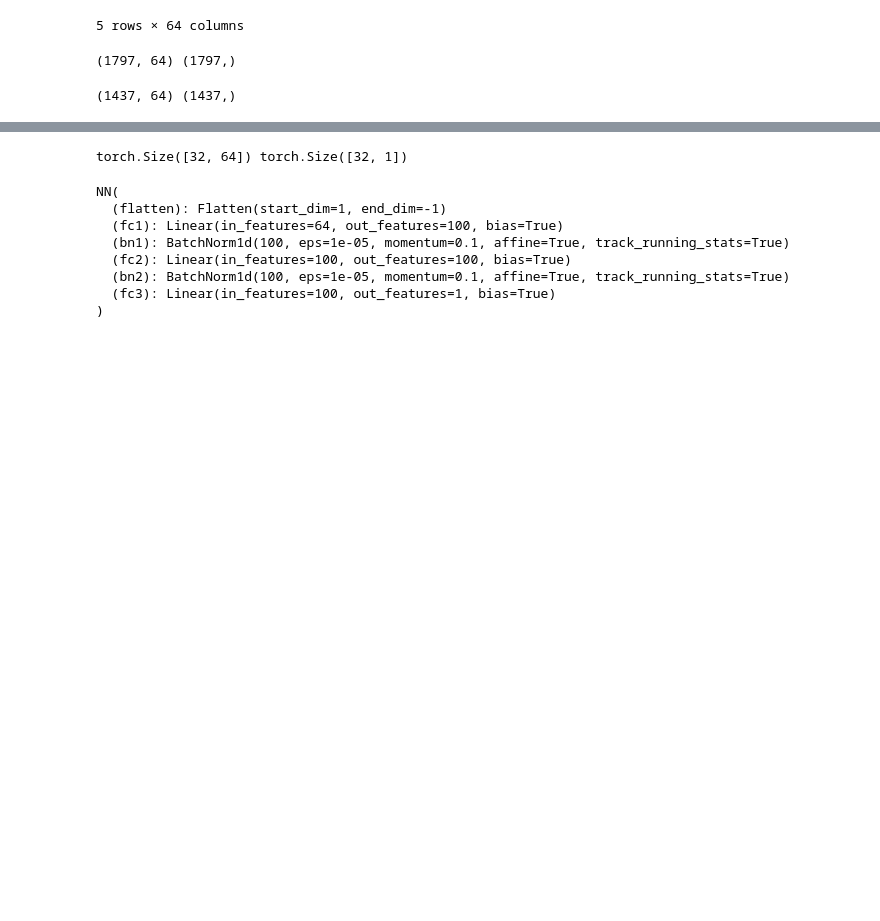
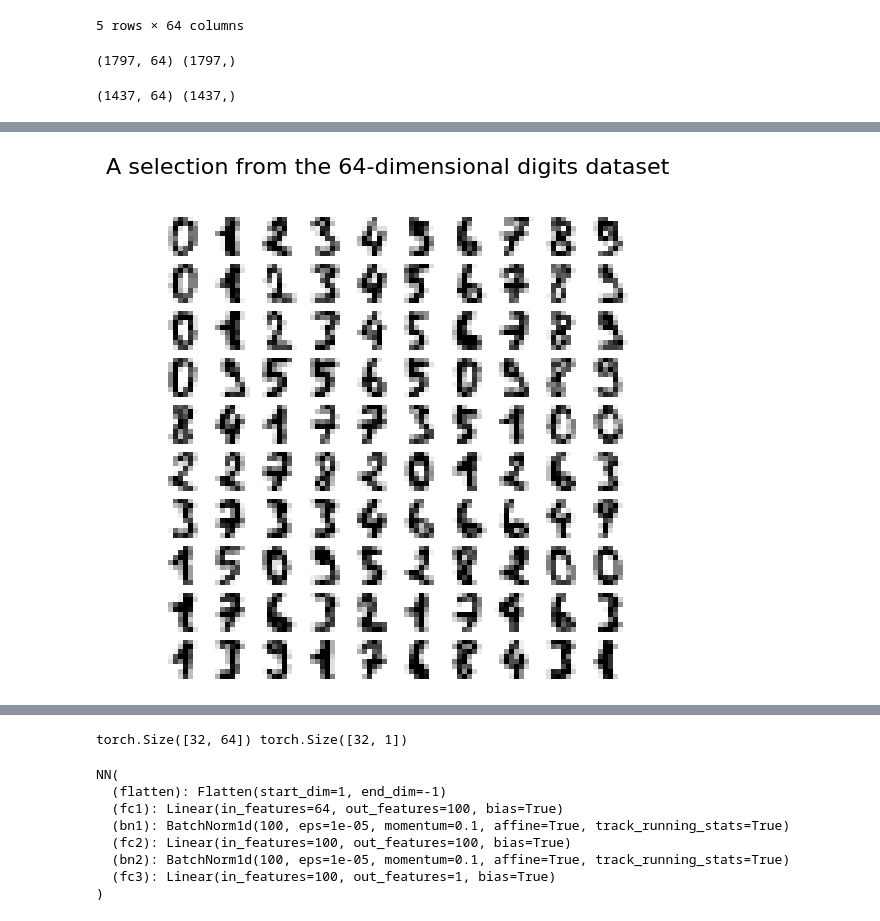
Before and after one commit to aiaaee/DigitsRecognition, a Jupyter notebook: Digits.ipynb, the cells around one changed output, grey strips where cells are left out. Drawn from its saved outputs; the diff is of its cells as text; code cells hidden in the pictures; blank space fills up the shorter version.

```diff
--- a/Digits.ipynb
+++ b/Digits.ipynb
@@ -54,0 +115,8 @@ print(X_train.shape , y_train.shape)
+# %%
+fig, axs = plt.subplots(nrows=10, ncols=10, figsize=(6, 6))
+for idx, ax in enumerate(axs.ravel()):
+    ax.imshow(X[idx].reshape((8, 8)), cmap=plt.cm.binary)
+    ax.axis("off")
+_ = fig.suptitle("A selection from the 64-dimensional digits dataset", fontsize=16)
+# %% [output]
+[figure, added]
```
Also changed, not shown: parts of 11 cells of this notebook.
